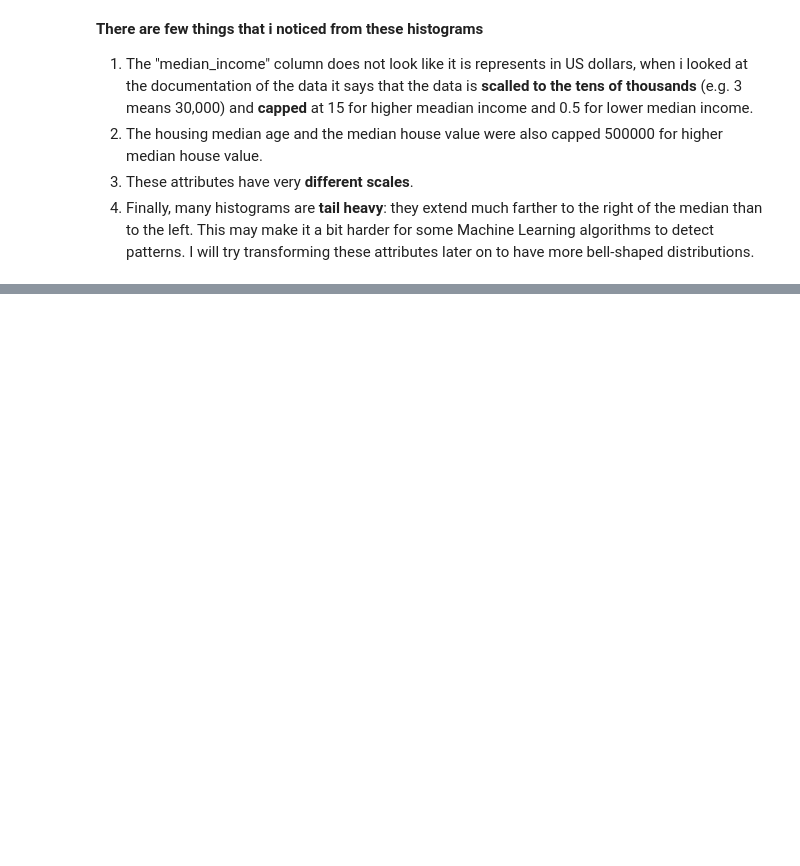
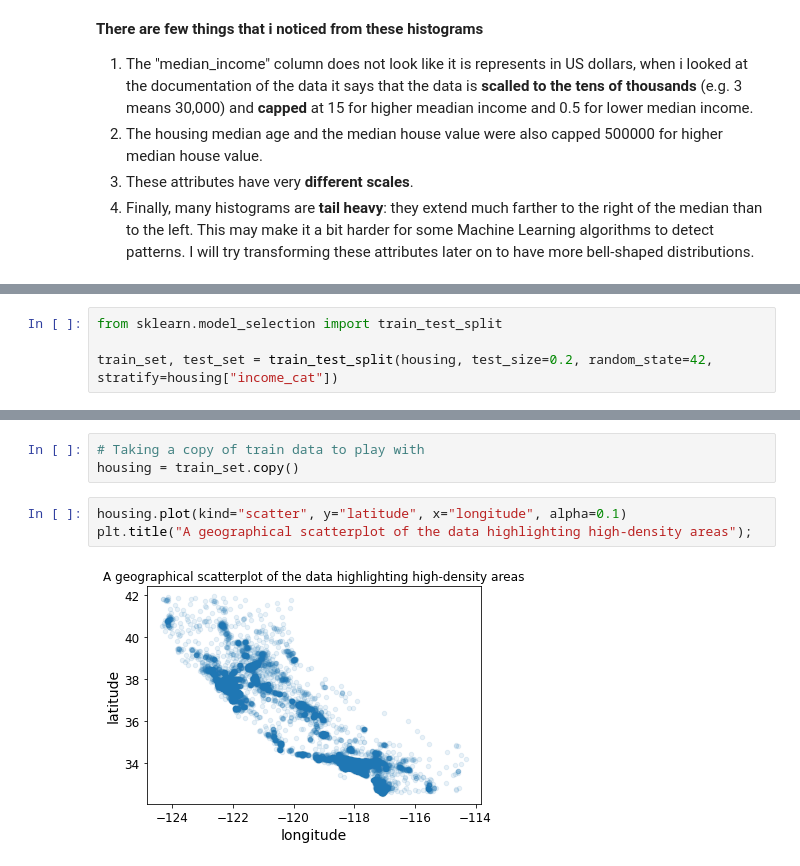
Before and after one commit to AmiirHelmy/California-Housing-Prices, a Jupyter notebook: California_Housing_Prices.ipynb, the cells around one changed output, grey strips where cells are left out. Cells and saved outputs as stored; diff of their text form; blank space fills up the shorter version.

Commit message:
Splitting the data into stratified traing and test sets

```diff
--- a/California_Housing_Prices.ipynb
+++ b/California_Housing_Prices.ipynb
@@ -206,0 +238,4 @@ plt.show();
+# %%
+from sklearn.model_selection import train_test_split
+
+train_set, test_set = train_test_split(housing, test_size=0.2, random_state=42, stratify=housing["income_cat"])
@@ -206,0 +262,8 @@ plt.show();
+# %%
+# Taking a copy of train data to play with
+housing = train_set.copy()
+# %%
+housing.plot(kind="scatter", y="latitude", x="longitude", alpha=0.1)
+plt.title("A geographical scatterplot of the data highlighting high-density areas");
+# %% [output]
+[figure, added]
```
Also changed, not shown: parts of 14 cells of this notebook.
